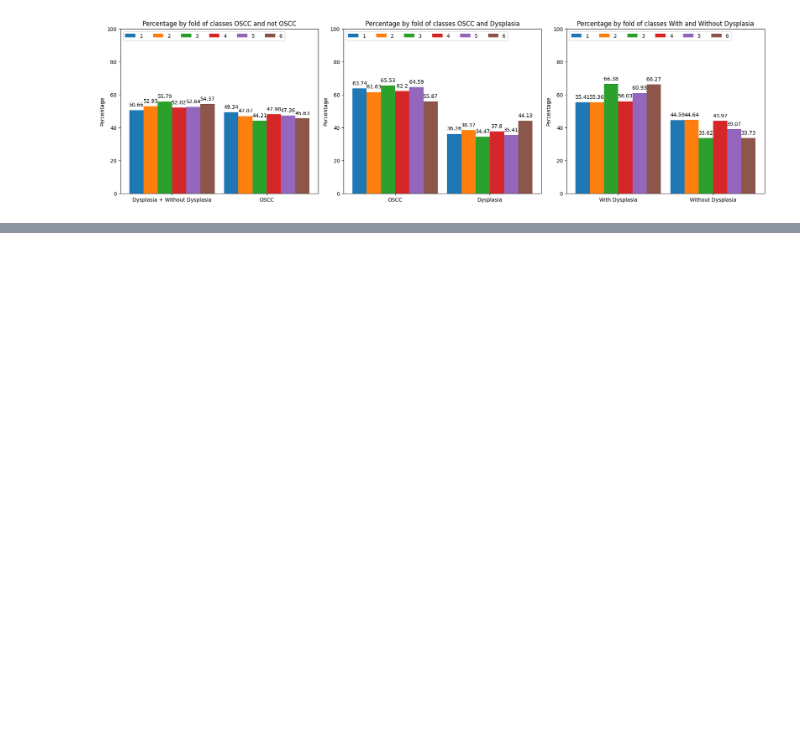
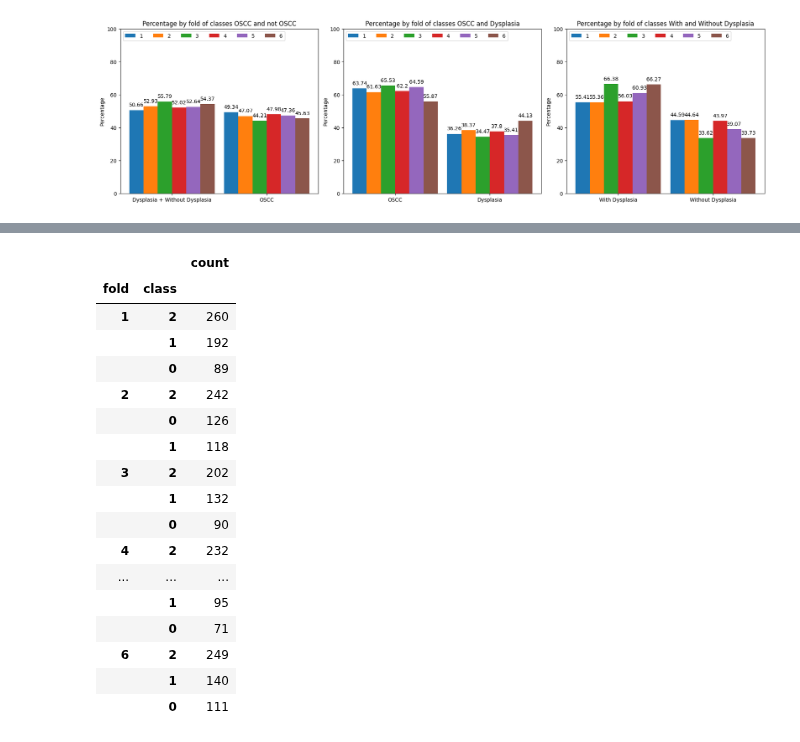
Before and after one commit to beamaia/ndb_ufes_data_organizer, a Jupyter notebook: notebooks/create_folds.ipynb, the cells around one changed output, grey strips where cells are left out. Saved outputs shown, nothing was run; the diff lists cells and outputs as text; code cells hidden in the pictures; blank space fills up the shorter version.

```diff
--- a/notebooks/create_folds.ipynb
+++ b/notebooks/create_folds.ipynb
@@ -390,0 +423,37 @@ plt.savefig(ndb_ufes_path / "artifacts" / "binary_folds_proportions.png")
+# %%
+folds_train_multiclass_data = train_multiclass_data[["fold", "class"]]
+folds_test_multiclass_data = test_multiclass_data[["fold", "class"]]
+
+folds_train_multiclass_data_1 = pd.DataFrame(folds_train_multiclass_data[folds_train_multiclass_data["fold"] == 1].value_counts(normalize=False))
+folds_train_multiclass_data_2 = pd.DataFrame(folds_train_multiclass_data[folds_train_multiclass_data["fold"] == 2].value_counts(normalize=False))
+folds_train_multiclass_data_3 = pd.DataFrame(folds_train_multiclass_data[folds_train_multiclass_data["fold"] == 3].value_counts(normalize=False))
+folds_train_multiclass_data_4 = pd.DataFrame(folds_train_multiclass_data[folds_train_multiclass_data["fold"] == 4].value_counts(normalize=False))
+folds_train_multiclass_data_5 = pd.DataFrame(folds_train_multiclass_data[folds_train_multiclass_data["fold"] == 5].value_counts(normalize=False))
+folds_test_multiclass_data_6 = pd.DataFrame(folds_test_multiclass_data[folds_test_multiclass_data["fold"] == 6].value_counts(normalize=False))
+
+num_folds_train_multiclass_data = pd.concat([folds_train_multiclass_data_1,
+                                                    folds_train_multiclass_data_2,
+                                                    folds_train_multiclass_data_3,
+                                                    folds_train_multiclass_data_4,
+                                                    folds_train_multiclass_data_5,
+                                                    folds_test_multiclass_data_6])
+num_folds_train_multiclass_data
+# %% [output]
+|  |  | count |
+| fold | class |  |
+| 1 | 2 | 260 |
+|  | 1 | 192 |
+|  | 0 | 89 |
+| 2 | 2 | 242 |
+|  | 0 | 126 |
+|  | 1 | 118 |
+| 3 | 2 | 202 |
+|  | 1 | 132 |
+|  | 0 | 90 |
+| 4 | 2 | 232 |
+| ... | ... | ... |
+|  | 1 | 95 |
+|  | 0 | 71 |
+| 6 | 2 | 249 |
+|  | 1 | 140 |
+|  | 0 | 111 |
```
Also changed, not shown: parts of 18 cells of this notebook, 1 other file.
